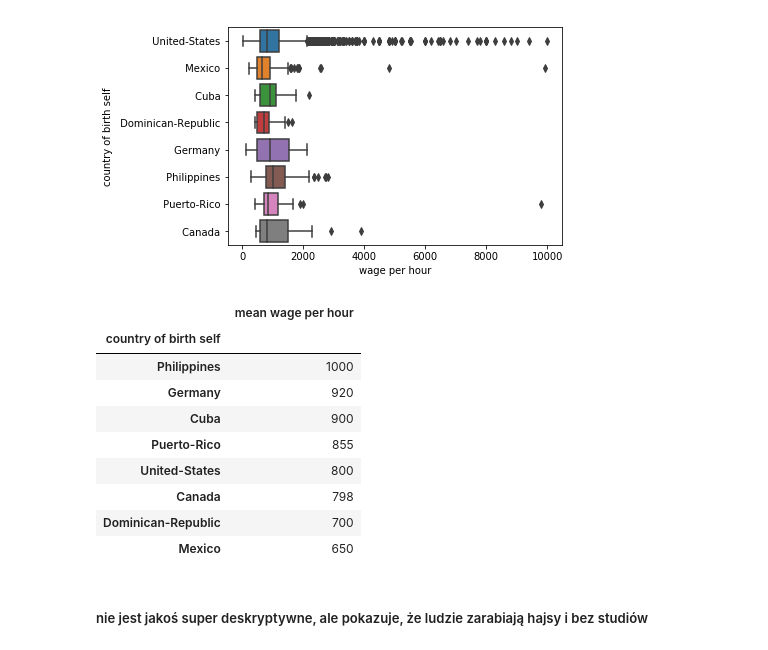
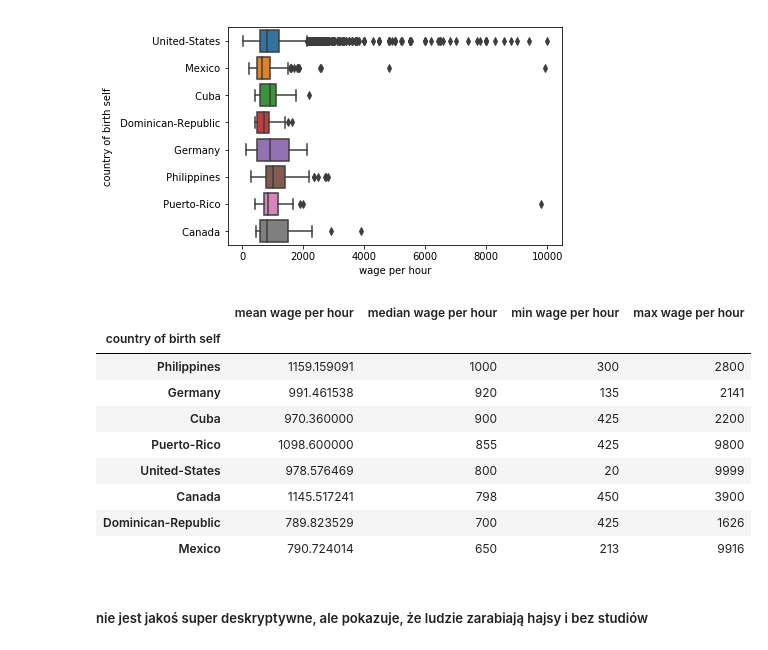
Before and after one commit to huntekah/Warsztaty_Big_Data_Allegro_Lidl, a Jupyter notebook: Warsztaty_Big_Data_Allegro_Lidl.ipynb, the cells around one changed output. Cells and saved outputs as stored; diff of their text form; code cells hidden in the pictures.

Commit message:
add contry-of-birth/wage-per-hour

```diff
--- a/Warsztaty_Big_Data_Allegro_Lidl.ipynb
+++ b/Warsztaty_Big_Data_Allegro_Lidl.ipynb
@@ -88,21 +88,26 @@ sns.boxplot(x = "wage per hour", y = "country of birth self", data = data_common
 <matplotlib.axes._subplots.AxesSubplot at 0x...>
 [figure]
 # %%
-data_common_countries = data_common_countries.groupby('country of birth self').median()
+data_common_countries['mean wage per hour'] = data_common_countries['wage per hour']
+data_common_countries['min wage per hour'] = data_common_countries['wage per hour']
+data_common_countries['max wage per hour'] = data_common_countries['wage per hour']
+
+data_common_countries = data_common_countries.groupby('country of birth self') \
+       .agg({'mean wage per hour':'mean', 'wage per hour':'median', 'min wage per hour': 'min', 'max wage per hour': 'max'})
 data_common_countries = data_common_countries.sort_values(by=['wage per hour'], ascending=False)
-data_common_countries = data_common_countries.rename(index=str, columns={"wage per hour": "mean wage per hour"})
+data_common_countries = data_common_countries.rename(index=str, columns={"wage per hour": "median wage per hour"})
 data_common_countries
 # %% [output]
-|  | mean wage per hour |
-| country of birth self |  |
-| Philippines | 1000 |
-| Germany | 920 |
-| Cuba | 900 |
-| Puerto-Rico | 855 |
-| United-States | 800 |
-| Canada | 798 |
-| Dominican-Republic | 700 |
-| Mexico | 650 |
+|  | mean wage per hour | median wage per hour | min wage per hour | max wage per hour |
+| country of birth self |  |  |  |  |
+| Philippines | 1159.159091 | 1000 | 300 | 2800 |
+| Germany | 991.461538 | 920 | 135 | 2141 |
+| Cuba | 970.360000 | 900 | 425 | 2200 |
+| Puerto-Rico | 1098.600000 | 855 | 425 | 9800 |
+| United-States | 978.576469 | 800 | 20 | 9999 |
+| Canada | 1145.517241 | 798 | 450 | 3900 |
+| Dominican-Republic | 789.823529 | 700 | 425 | 1626 |
+| Mexico | 790.724014 | 650 | 213 | 9916 |
 # %% [markdown]
 ##### nie jest jakoś super deskryptywne, ale pokazuje, że ludzie zarabiają hajsy i bez studiów
 # %%
```
